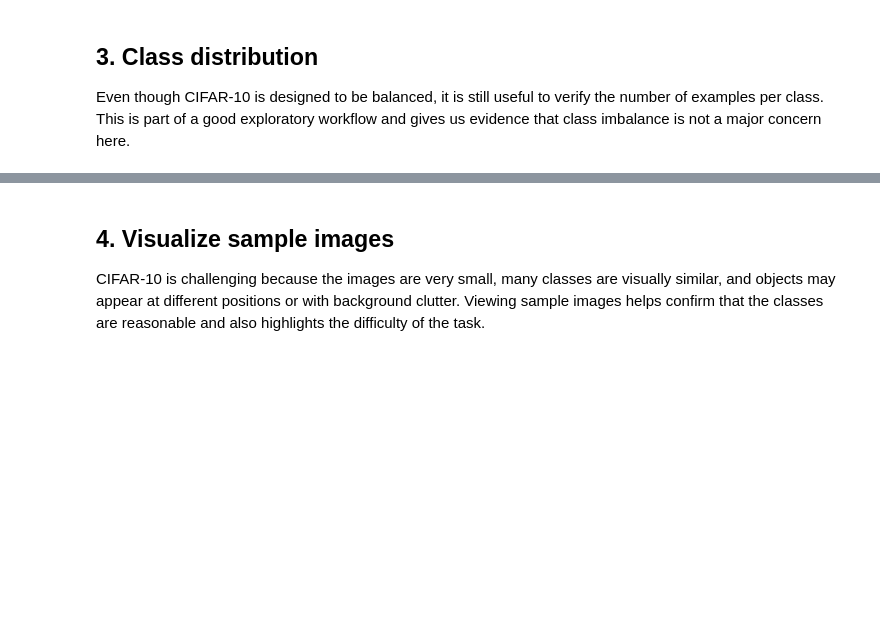
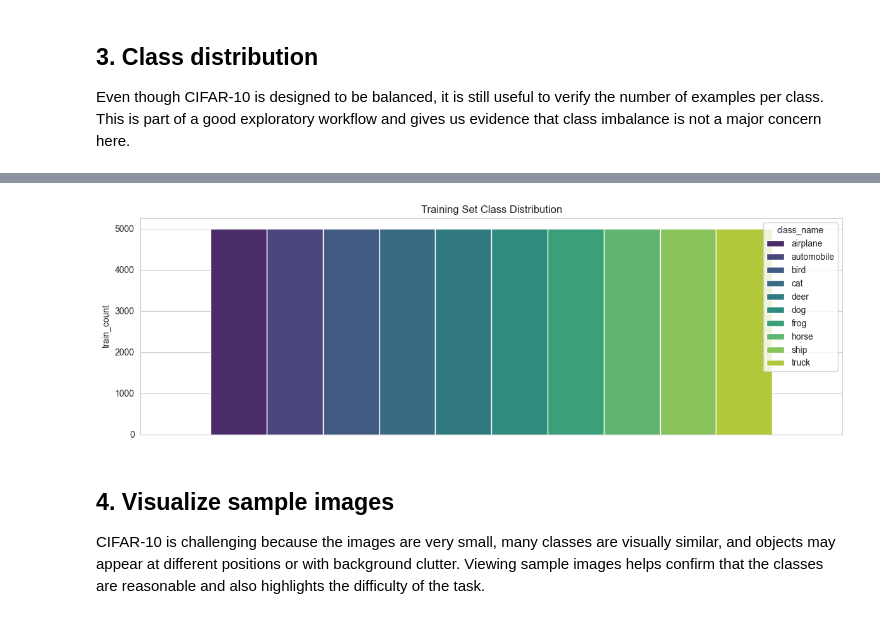
Before and after one commit to kalleoferraz/cifar10-cnn-classification, a Jupyter notebook: notebooks/01_exploration_and_preprocessing.ipynb, the cells around one changed output, grey strips where cells are left out. Drawn from its saved outputs; the diff is of its cells as text; code cells hidden in the pictures; blank space fills up the shorter version.

```diff
--- a/notebooks/01_exploration_and_preprocessing.ipynb
+++ b/notebooks/01_exploration_and_preprocessing.ipynb
@@ -69,10 +91,12 @@ distribution_df
 # %%
 plt.figure(figsize=(12, 4))
-sns.barplot(data=distribution_df, x='class_name', y='train_count', palette='viridis')
+sns.barplot(data=distribution_df, hue='class_name', y='train_count', palette='viridis')
 plt.title('Training Set Class Distribution')
 plt.xticks(rotation=45)
 plt.tight_layout()
 plt.show()
+# %% [output]
+[figure, added]
 # %% [markdown]
 ## 4. Visualize sample images
 
```
Also changed, not shown: parts of 7 cells of this notebook, 1 other file.
